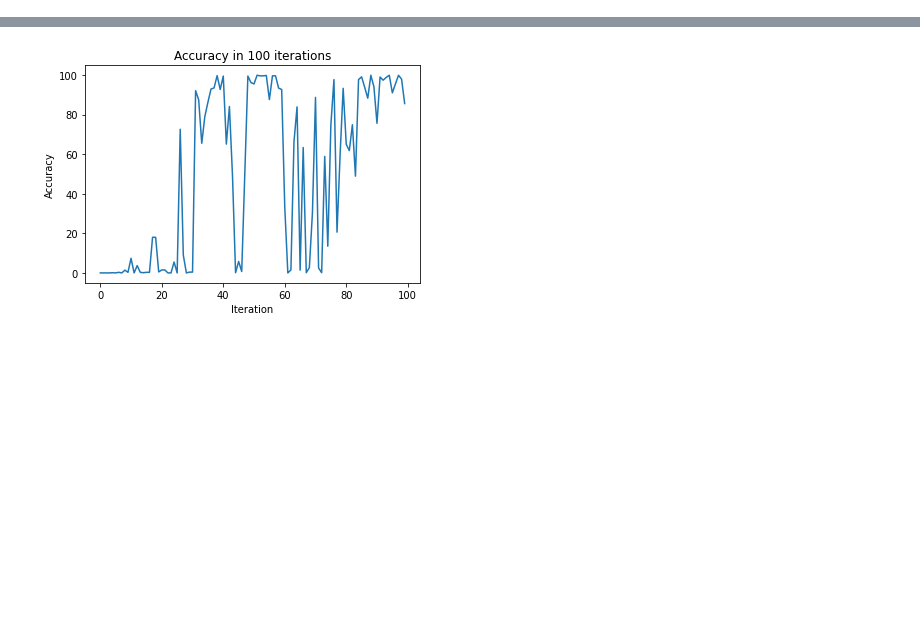
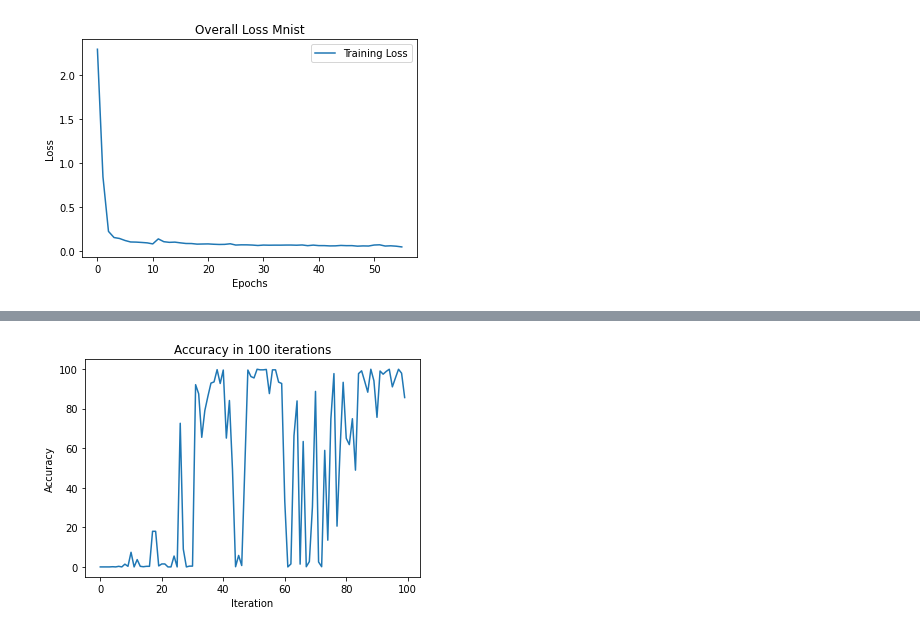
Before and after one commit to Gio200023/Continual-Learning-on-Max78000, a Jupyter notebook: python_scripts/plot_results.ipynb, the cells around one changed output, grey strips where cells are left out. Saved outputs shown, nothing was run; the diff lists cells and outputs as text; code cells hidden in the pictures; blank space fills up the shorter version.

```diff
--- a/python_scripts/plot_results.ipynb
+++ b/python_scripts/plot_results.ipynb
@@ -92,5 +94,29 @@ mnist = pd.DataFrame(mnist_confusion_matrix, index = [i for i in "0123456789"],
 plt.figure(figsize = (10,10))
 mn = sns.heatmap(mnist, annot=True,annot_kws={"size": 10},cmap="YlGnBu")
 plt.savefig('plot_mnist_confusion_matrix.png', dpi=300)
+# %%
+"""
+Plot of training loss of the mnist model network
+"""
+
+df = pd.read_json('training_loss_mnist_complete.json')
+training_array = []
+app=0
+for i in df[2]:
+    if app%21==0:
+        training_array.append(i)
+    app+=1
+
+plot = pd.DataFrame(training_array)
+
+plt.plot(plot, label='Training Loss')
+
+plt.legend()
+plt.xlabel("Epochs")
+plt.ylabel("Loss")
+plt.title("Overall Loss Mnist")
+plt.savefig('plots/plot_training_loss_mnist.png', dpi=300)
+# %% [output]
+[figure, added]
 # %%
 """
```
Also changed, not shown: parts of 3 cells of this notebook, 51 other files.
